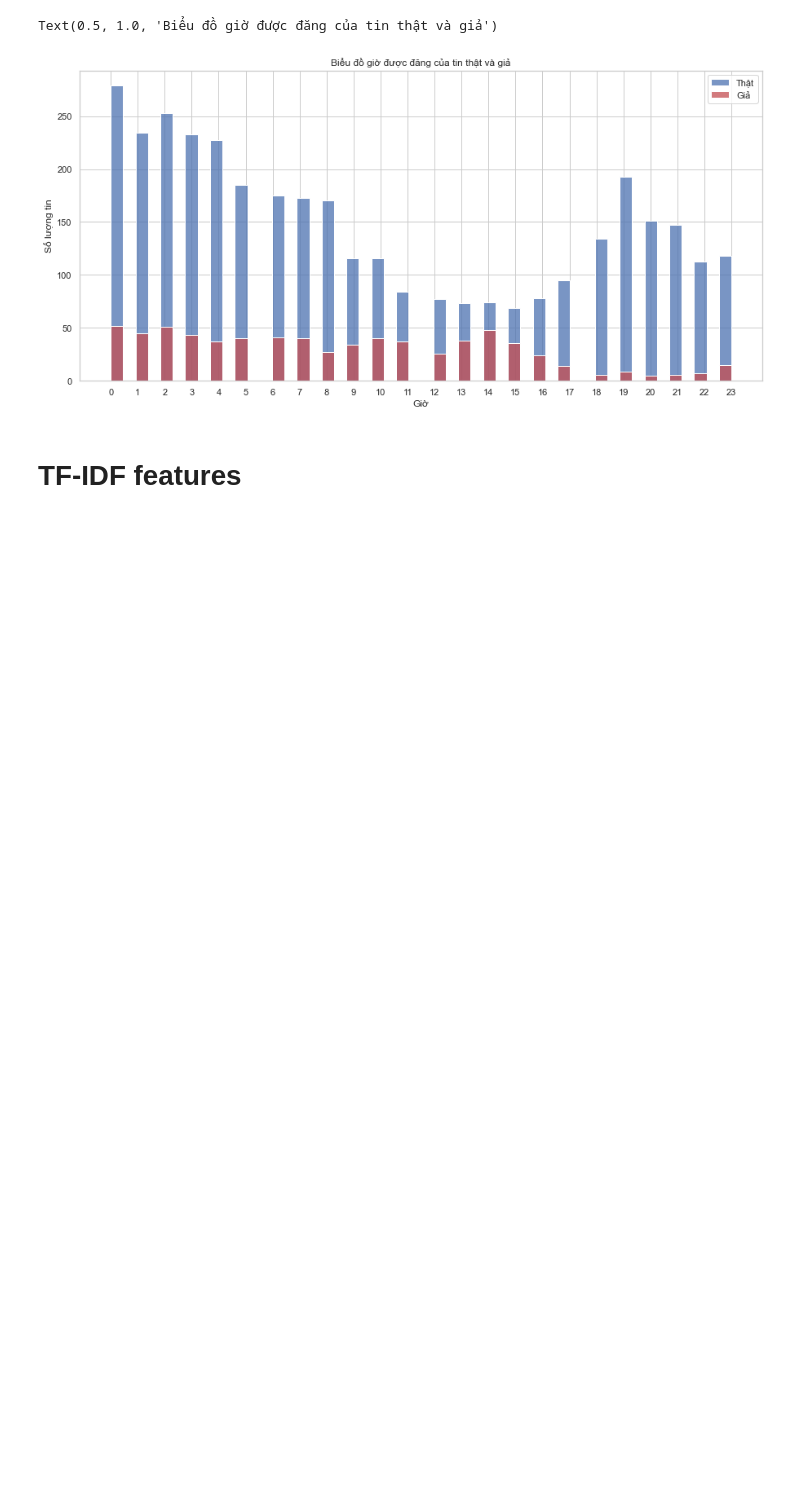
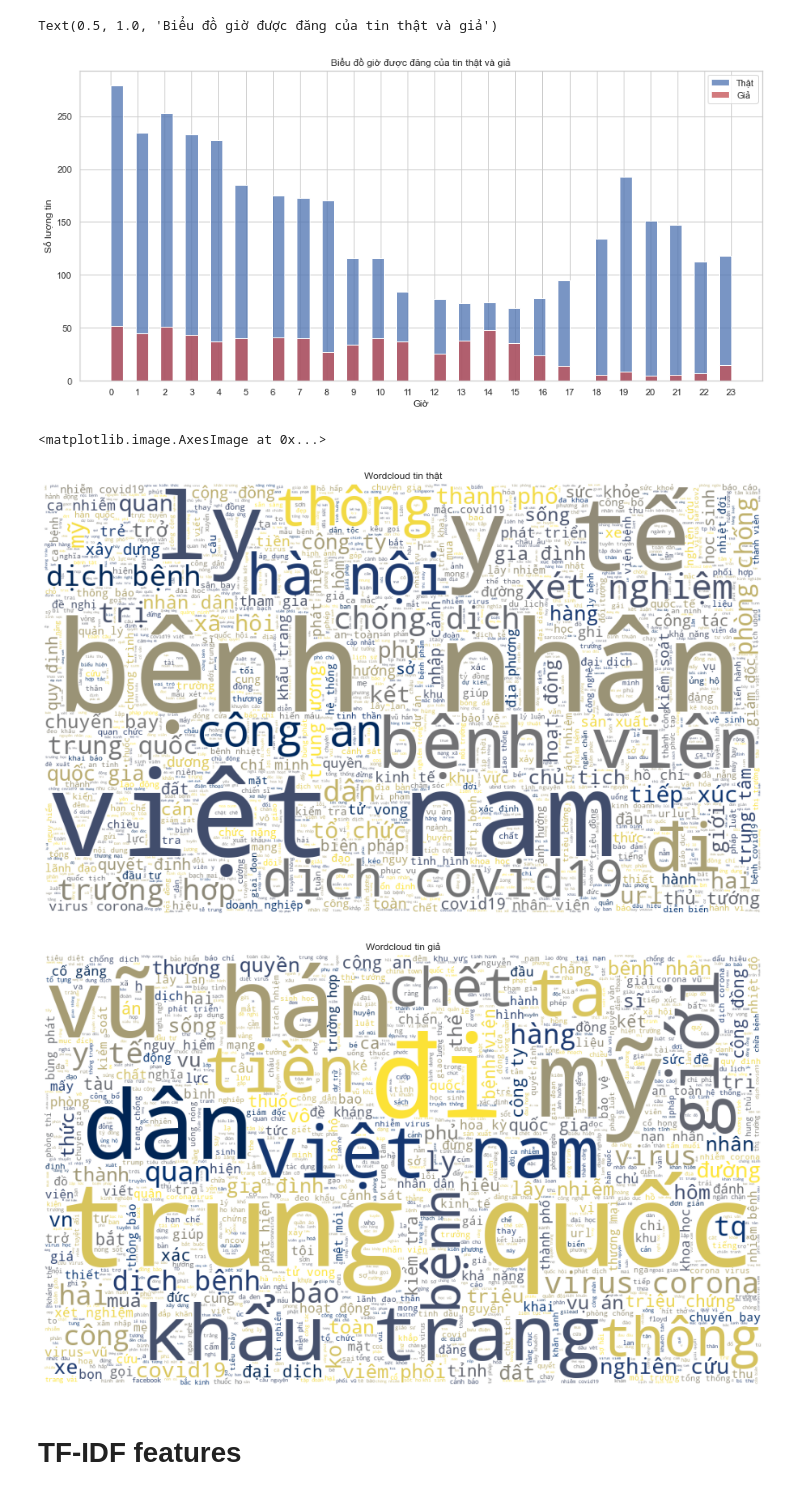
Before and after one commit to nhmt120/vietnamese-fake-news-detection, a Jupyter notebook: implement-Copy1.ipynb, the cells around one changed output. Saved outputs shown, nothing was run; the diff lists cells and outputs as text; code cells hidden in the pictures; blank space fills up the shorter version.

```diff
--- a/implement-Copy1.ipynb
+++ b/implement-Copy1.ipynb
@@ -168,6 +177,50 @@ Text(0.5, 1.0, 'Biểu đồ giờ được đăng của tin thật và giả')
 # get stopwords list
 f = open('data/vietnamese-stopwords.txt', 'r', encoding="utf8")
 stopwords = f.read().split('\n')
+# %%
+def clean_stopwords(text_list):
+  ''' sent_list: already tokenized text in list type
+  '''
+  clean_text = []
+  for word in text_list:
+    if word not in stopwords:
+      clean_text.append(word.lower())
+  return clean_text
+# %%
+def normalize(text):
+  text = re.sub(r'[^\w\s]', '', text) # clean normal punctuation
+  text = re.sub(r'_', '', text) # clean weird underscore in text (_like this)
+  text = re.sub(r'http\w+', '', text) # clean url link text
+  text = word_tokenize(text.lower()) #tokenize, word segment
+  return clean_stopwords(text)
+# %%
+true_news = [normalize(n) for n in df[df['label'] == 0]['post_message']]
+fake_news = [normalize(n) for n in df[df['label'] == 1]['post_message']]
+# %%
+from wordcloud import WordCloud, ImageColorGenerator
+
+# True news
+true_news_flatten = list(itertools.chain(*true_news))
+
+plt.figure(figsize = (35, 35))
+wc1 = WordCloud(background_color='white', colormap='cividis_r', max_words = 2000, width = 1000, height = 600, stopwords = stopwords).generate(" ".join(true_news_flatten))
+plt.subplot(1, 2, 1)
+plt.title('Wordcloud tin thật')
+plt.axis("off")
+plt.imshow(wc1)
+
+# Fake news
+fake_news_flatten = list(itertools.chain(*fake_news))
+plt.figure(figsize = (35, 35))
+wc0 = WordCloud(background_color='white', colormap='cividis', max_words = 2000, width = 1000, height = 600, stopwords = stopwords).generate(" ".join(fake_news_flatten))
+plt.subplot(1, 2, 2)
+plt.title('Wordcloud tin giả')
+plt.axis("off")
+plt.imshow(wc0)
+# %% [output]
+<matplotlib.image.AxesImage at 0x...>
+[figure, added]
+[figure, added]
 # %% [markdown]
 # TF-IDF features
 # %%
```
Also changed, not shown: parts of 15 cells of this notebook.
